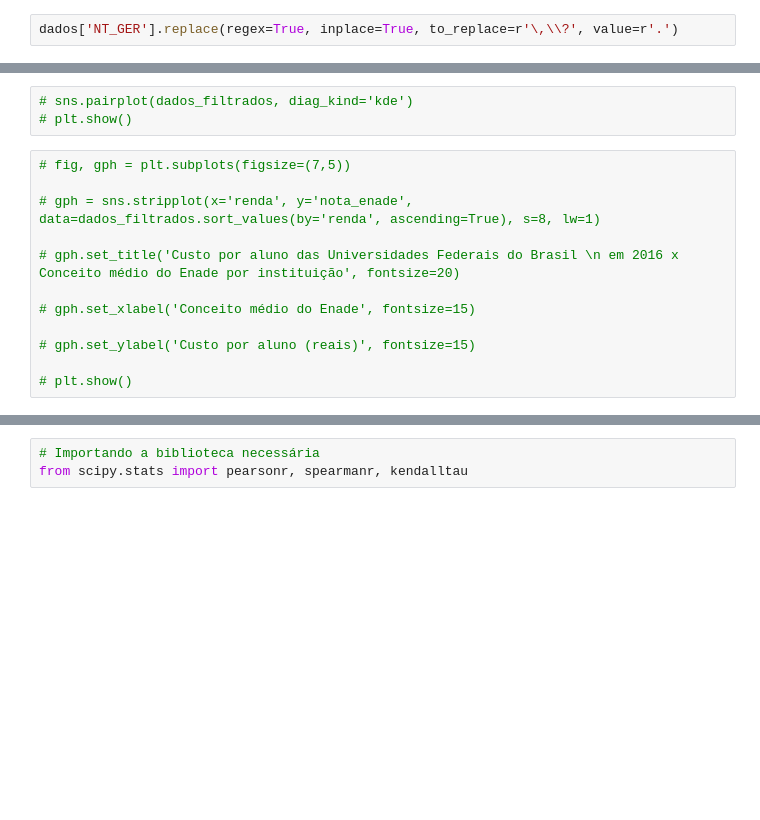
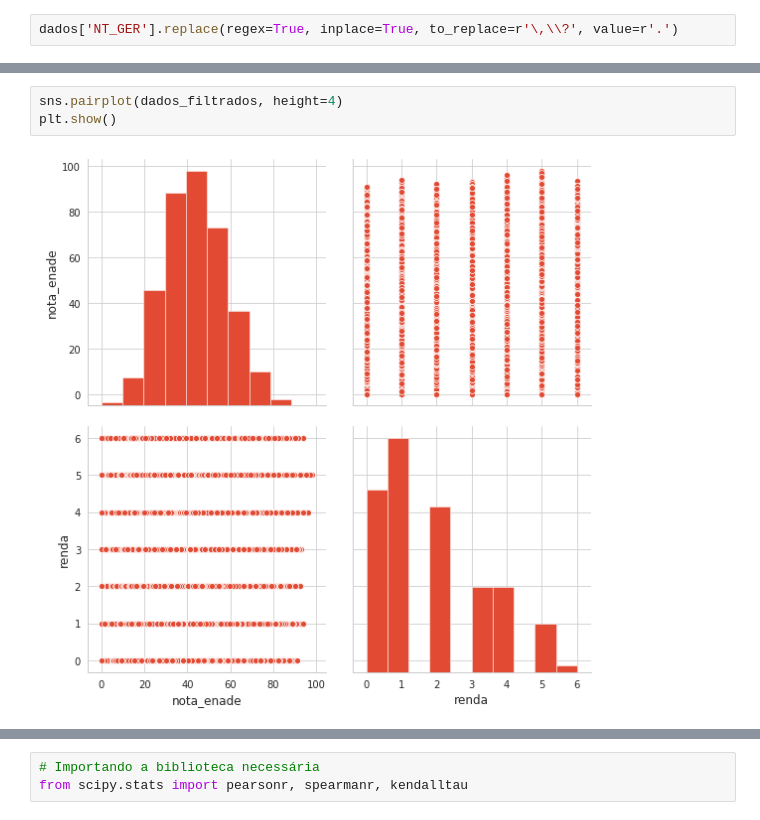
Before and after one commit to mateusqc/MC_2019.2, a Jupyter notebook: questao2.ipynb, the cells around one changed output, grey strips where cells are left out. Cells and saved outputs as stored; diff of their text form; blank space fills up the shorter version.

```diff
--- a/questao2.ipynb
+++ b/questao2.ipynb
@@ -38,15 +97,5 @@ dados_filtrados
 # %%
-# sns.pairplot(dados_filtrados, diag_kind='kde')
-# plt.show()
+sns.pairplot(dados_filtrados, height=4)
+plt.show()
+# %% [output]
+[figure, added]
-# %%
-# fig, gph = plt.subplots(figsize=(7,5))
-
-# gph = sns.stripplot(x='renda', y='nota_enade', data=dados_filtrados.sort_values(by='renda', ascending=True), s=8, lw=1)
-
-# gph.set_title('Custo por aluno das Universidades Federais do Brasil \n em 2016 x Conceito médio do Enade por instituição', fontsize=20)
-
-# gph.set_xlabel('Conceito médio do Enade', fontsize=15)
-
-# gph.set_ylabel('Custo por aluno (reais)', fontsize=15)
-
-# plt.show()
```
Also changed, not shown: parts of 7 cells of this notebook.
